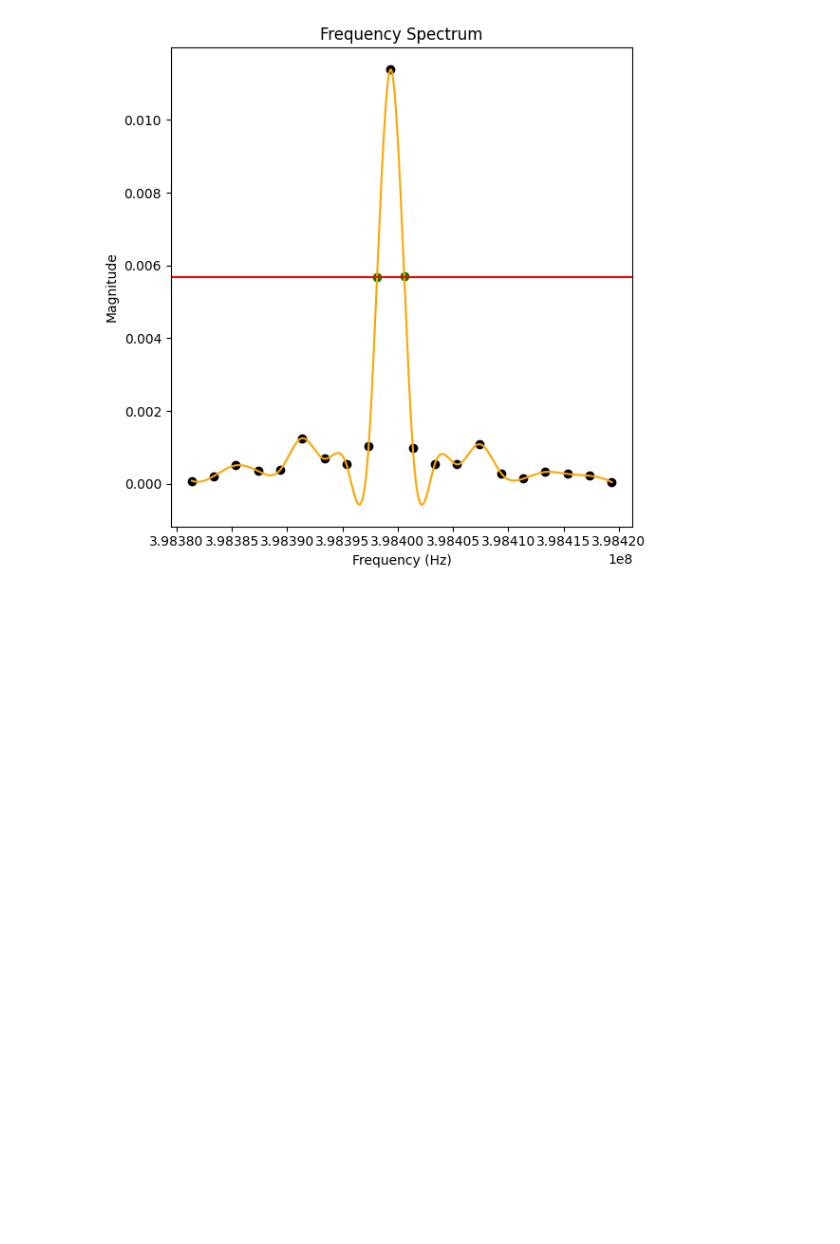
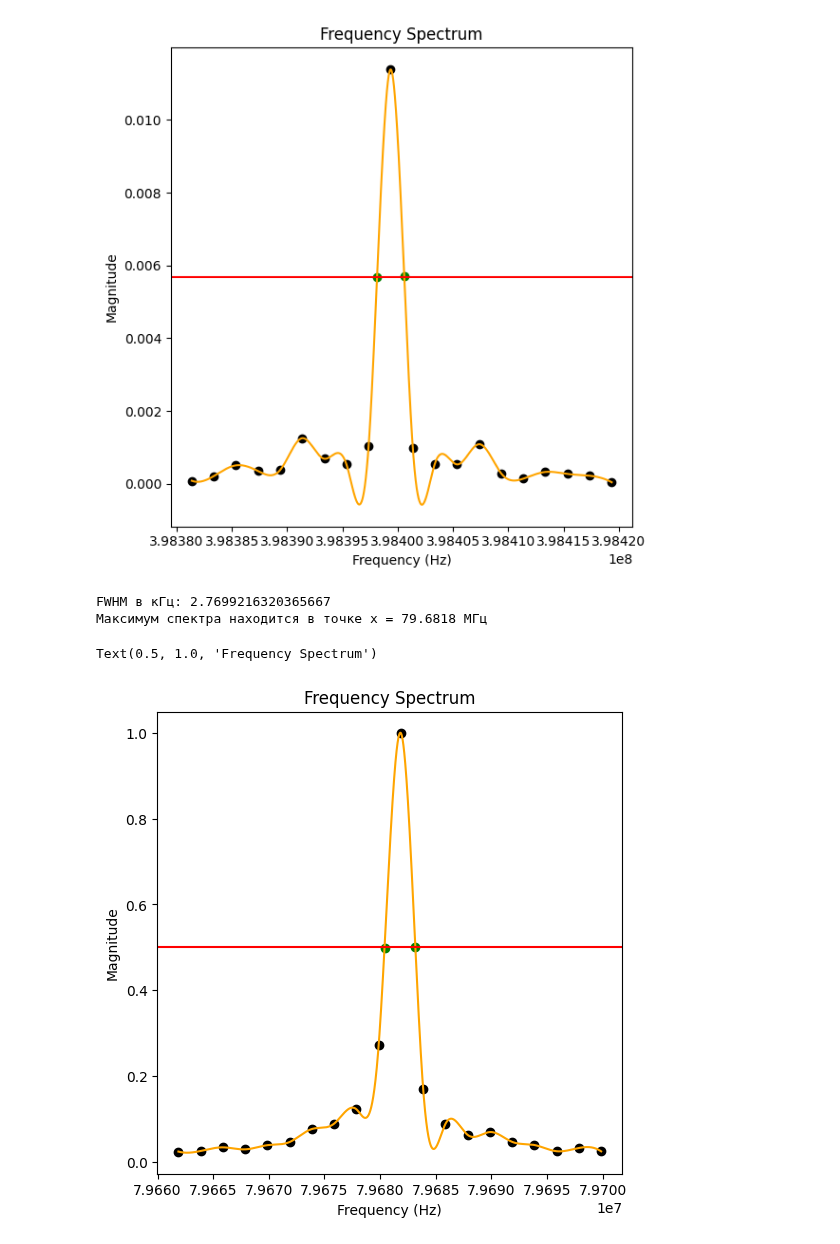
Before and after one commit to Orange-spearow/Finally_praktika, a Jupyter notebook: НовыйЛазер3.ipynb, the cells around one changed output. Drawn from its saved outputs; the diff is of its cells as text; code cells hidden in the pictures; blank space fills up the shorter version.

```diff
--- a/НовыйЛазер3.ipynb
+++ b/НовыйЛазер3.ipynb
@@ -441,3 +443,71 @@ FWHM в кГц: 2.4593709153532983
 [figure]
 [figure]
 [figure]
+# %%
+import numpy as np
+from scipy.interpolate import interp1d
+import matplotlib.pyplot as plt
+from scipy.fft import fft, fftfreq
+import pandas as pd
+from scipy.signal import find_peaks
+from scipy.optimize import root_scalar
+
+df = pd.read_csv('50mks0.csv')
+#spectr1 = np.array(df.iloc[:,0])
+Spectr1 = np.array(df.iloc[:,1])
+spectr1 = np.linspace(-2.5100E-04, 2.4900E-04, 625000)
+
+dt = spectr1[1] - spectr1[0]
+fft_signal = np.fft.fft(Spectr1)
+fft_signal = fft_signal[:len(fft_signal)//2-1]
+freq = np.fft.fftfreq(len(Spectr1), d = dt)
+freq = freq[freq>0]
+
+filtered_signal = fft_signal
+filtered_signal_norm = np.abs(filtered_signal)/max(abs(filtered_signal))
+
+freq_1 = []
+fft_signal_1 = []
+for i in range(len(freq)):
+    if (freq[i]>79.66e6) and (freq[i]<79.7e6):
+        freq_1.append(freq[i])
+        fft_signal_1.append(abs(filtered_signal[i]))
+
+spl_1 = interp1d(np.array(freq_1), np.array(fft_signal_1)/max(fft_signal_1), kind='cubic')
+#spectr_new_1 = np.array(freq_1)
+spectr_new_1 = np.linspace(freq_1[0], freq_1[-1], 10000)
+Spectr_spl_1 = spl_1(spectr_new_1)
+
+def difference(x):
+    return spl_1(x) - 1/2
+intersections_1 = []
+crossings_1 = []
+for i in range(len(spectr_new_1) - 1):
+    a, b = spectr_new_1[i], spectr_new_1[i + 1]
+    if difference(a) * difference(b) < 0:  # Проверка смены знака
+        sol = root_scalar(difference, bracket=[a, b], method='brentq')
+        intersections_1.append(sol.root)
+        crossings_1.append((sol.root, Spectr_spl_1[i]))
+print(f"FWHM в кГц: {(intersections_1[-1] - intersections_1[0])/1e3}")
+
+# Поиск пиков
+peaks, _ = find_peaks(Spectr_spl_1)
+# Определение максимального пика
+max_peak_index = peaks[np.argmax(Spectr_spl_1[peaks])]
+# Значение по оси x для максимального пика
+max_x_value = spectr_new_1[max_peak_index]
+print(f'Максимум спектра находится в точке x = {max_x_value/1e6:.4f} МГц')
+
+plt.figure(figsize=(6,6))
+plt.plot(spectr_new_1, Spectr_spl_1, color='orange')
+plt.axhline(y = 1/2, color = 'red')
+plt.scatter(freq_1,fft_signal_1/max(fft_signal_1), color = 'k')
+plt.scatter([c[0] for c in crossings_1], [c[1] for c in crossings_1], color='green')
+plt.xlabel('Frequency (Hz)')
+plt.ylabel('Magnitude')
+plt.title('Frequency Spectrum')
+# %% [output]
+FWHM в кГц: 2.7699216320365667
+Максимум спектра находится в точке x = 79.6818 МГц
+Text(0.5, 1.0, 'Frequency Spectrum')
+[figure, added]
```
Also changed, not shown: parts of 1 cell of this notebook.
